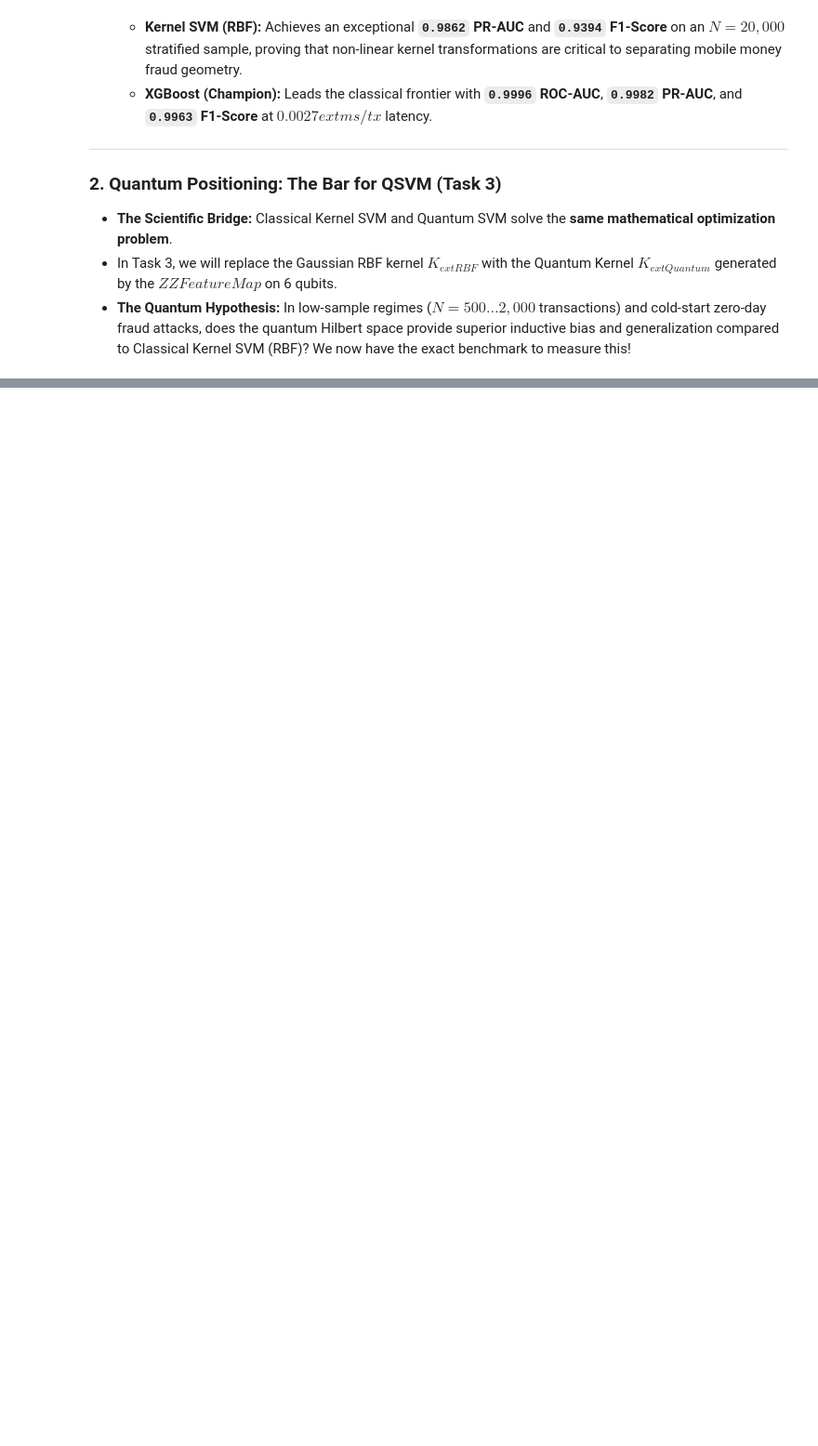
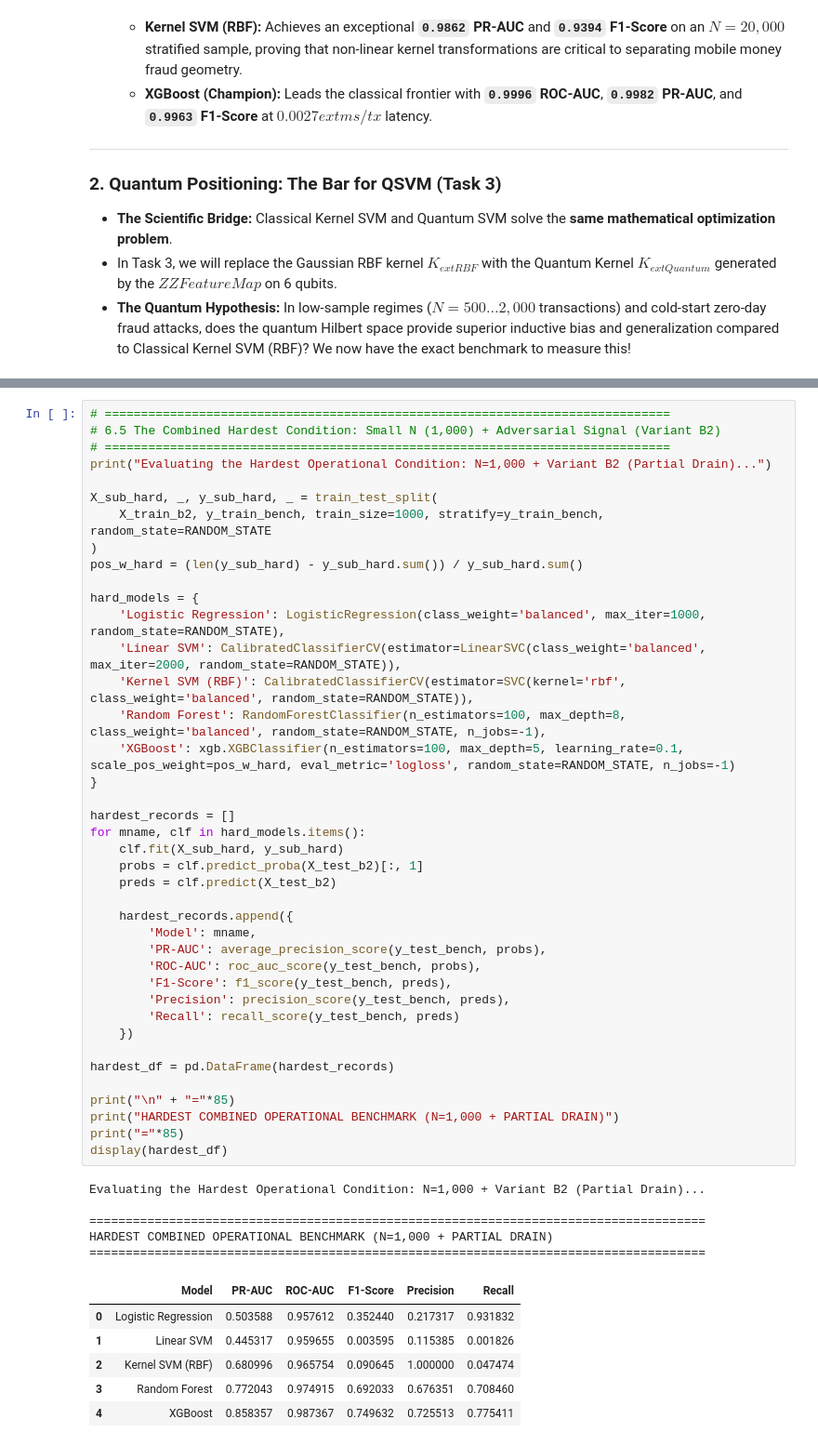
Before and after one commit to Q-solve/QS-FinTech-T3, a Jupyter notebook: model/QSVM_FinTech_Team3.ipynb, the cells around one changed output, grey strips where cells are left out. Shown at 93% size. Saved outputs shown, nothing was run; the diff lists cells and outputs as text; blank space fills up the shorter version.

```diff
--- a/model/QSVM_FinTech_Team3.ipynb
+++ b/model/QSVM_FinTech_Team3.ipynb
@@ -1480,0 +1808,52 @@ Backend API Test Invocations:
+# %%
+# ==============================================================================
+# 6.5 The Combined Hardest Condition: Small N (1,000) + Adversarial Signal (Variant B2)
+# ==============================================================================
+print("Evaluating the Hardest Operational Condition: N=1,000 + Variant B2 (Partial Drain)...")
+
+X_sub_hard, _, y_sub_hard, _ = train_test_split(
+    X_train_b2, y_train_bench, train_size=1000, stratify=y_train_bench, random_state=RANDOM_STATE
+)
+pos_w_hard = (len(y_sub_hard) - y_sub_hard.sum()) / y_sub_hard.sum()
+
+hard_models = {
+    'Logistic Regression': LogisticRegression(class_weight='balanced', max_iter=1000, random_state=RANDOM_STATE),
+    'Linear SVM': CalibratedClassifierCV(estimator=LinearSVC(class_weight='balanced', max_iter=2000, random_state=RANDOM_STATE)),
+    'Kernel SVM (RBF)': CalibratedClassifierCV(estimator=SVC(kernel='rbf', class_weight='balanced', random_state=RANDOM_STATE)),
+    'Random Forest': RandomForestClassifier(n_estimators=100, max_depth=8, class_weight='balanced', random_state=RANDOM_STATE, n_jobs=-1),
+    'XGBoost': xgb.XGBClassifier(n_estimators=100, max_depth=5, learning_rate=0.1, scale_pos_weight=pos_w_hard, eval_metric='logloss', random_state=RANDOM_STATE, n_jobs=-1)
+}
+
+hardest_records = []
+for mname, clf in hard_models.items():
+    clf.fit(X_sub_hard, y_sub_hard)
+    probs = clf.predict_proba(X_test_b2)[:, 1]
+    preds = clf.predict(X_test_b2)
+
+    hardest_records.append({
+        'Model': mname,
+        'PR-AUC': average_precision_score(y_test_bench, probs),
+        'ROC-AUC': roc_auc_score(y_test_bench, probs),
+        'F1-Score': f1_score(y_test_bench, preds),
+        'Precision': precision_score(y_test_bench, preds),
+        'Recall': recall_score(y_test_bench, preds)
+    })
+
+hardest_df = pd.DataFrame(hardest_records)
+
+print("\n" + "="*85)
+print("HARDEST COMBINED OPERATIONAL BENCHMARK (N=1,000 + PARTIAL DRAIN)")
+print("="*85)
+display(hardest_df)
+# %% [output]
+Evaluating the Hardest Operational Condition: N=1,000 + Variant B2 (Partial Drain)...
+
+=====================================================================================
+HARDEST COMBINED OPERATIONAL BENCHMARK (N=1,000 + PARTIAL DRAIN)
+=====================================================================================
+|  | Model | PR-AUC | ROC-AUC | F1-Score | Precision | Recall |
+| 0 | Logistic Regression | 0.503588 | 0.957612 | 0.352440 | 0.217317 | 0.931832 |
+| 1 | Linear SVM | 0.445317 | 0.959655 | 0.003595 | 0.115385 | 0.001826 |
+| 2 | Kernel SVM (RBF) | 0.680996 | 0.965754 | 0.090645 | 1.000000 | 0.047474 |
+| 3 | Random Forest | 0.772043 | 0.974915 | 0.692033 | 0.676351 | 0.708460 |
+| 4 | XGBoost | 0.858357 | 0.987367 | 0.749632 | 0.725513 | 0.775411 |
```
Also changed, not shown: parts of 8 cells of this notebook, 1 other file.
